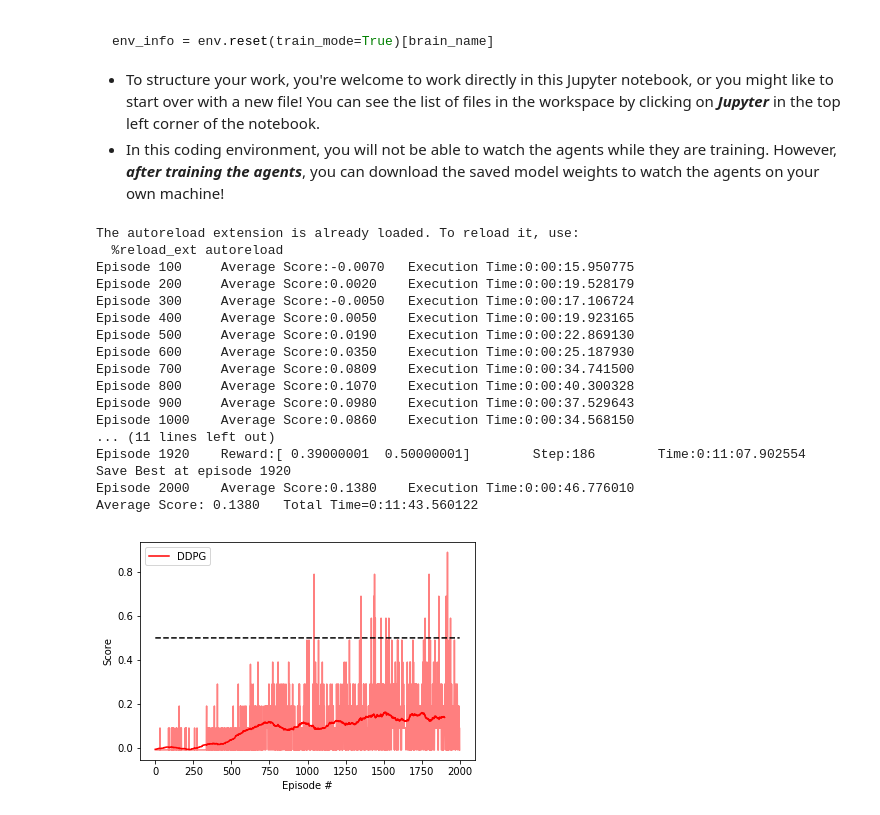
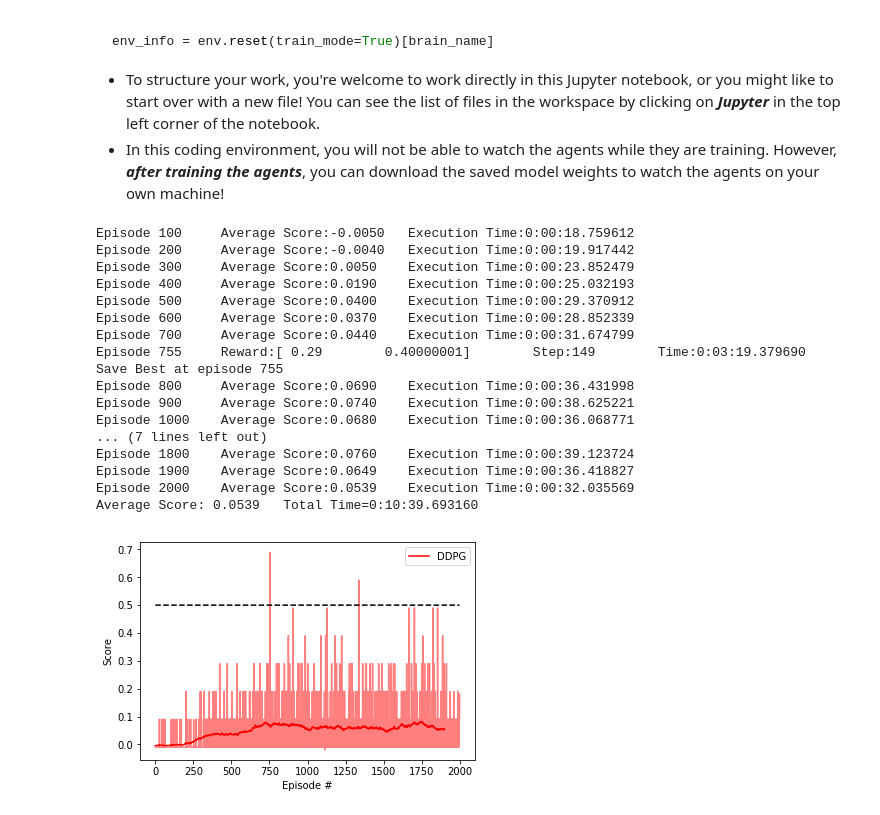
Before and after one commit to Brandon-HY-Lin/deep-reinforcement-learning, a Jupyter notebook: p3_collab-compet/DDPG/Tennis_DDPG_version_4.ipynb, the cells around one changed output. Saved outputs shown, nothing was run; the diff lists cells and outputs as text; code cells hidden in the pictures.

Commit message:
feat: rerun experiments in v1~v6
Re-run experiments in version 1 to version 6.

```diff
--- a/p3_collab-compet/DDPG/Tennis_DDPG_version_4.ipynb
+++ b/p3_collab-compet/DDPG/Tennis_DDPG_version_4.ipynb
@@ -114,7 +115,7 @@ for i in range(5):                                         # play game for 5 epi
     states = env_info.vector_observations                  # get the current state (for each agent)
     scores = np.zeros(num_agents)                          # initialize the score (for each agent)
     while True:
-        c = np.random.randn(num_agents, action_size) # select an action (for each agent)
+        actions = np.random.randn(num_agents, action_size) # select an action (for each agent)
         actions = np.clip(actions, -1, 1)                  # all actions between -1 and 1
         env_info = env.step(actions)[brain_name]           # send all actions to tne environment
         next_states = env_info.vector_observations         # get next state (for each agent)
@@ -227,7 +228,7 @@ def ddpg(envDecorator, agentGroup, n_episode=2000, max_episode_length=2000,
         if save_best is True:
             if (score_sum > baseline_score) and (max_score < score_sum):
                 print('\nSave Best at episode {}'.format(i_episode))
-                utils.save_agent(agentGroup.model_dicts(), dir_checkpoints, version)
+                utils.save_agent(agentGroup.model_dicts(), dir_checkpoints, version+'_best')
                 max_score = score_sum
 
 
@@ -245,50 +246,50 @@ with active_session():
     # define common parameters
     base_params = {'state_size': 24,
                     'action_size': 2,
                     'random_seed': 0,
                     'lr_actor': 1e-3,
                     'lr_critic': 1e-3,
                     'fc1_units': 64,
                     'fc2_units': 64,
                     'buffer_size': int(1e6),
                     'learn_period': 20,
                     'learn_sampling_num': 10,
-                    'max_norm': 0.5,
-                    'exploration_sigma': 0.4}
+                    'max_norm': 2.0,
+                    'exploration_sigma': 0.8}
 
     agent0 = DDPGAgentVersion3(**base_params, name='0')
     agent1 = DDPGAgentVersion3(**base_params, name='1')
 
     # Composite design pattern
     agentGroup = AgentGroup([agent0, agent1])
 
     scores = ddpg(envDecorator, agentGroup, n_episode=2000,
                     max_episode_length=20000, print_every=100)
 
     utils.save_logs(scores, dir_logs, version)
 
     path_score = utils.log_path_name(dir_logs, version)
     score_parcels = [ScoreParcels('DDPG', path_score, 'r')]
     utils.plot_scores(score_parcels, size_window=100, show_origin=True)
 
     # save models in the agent. (Agent needs to return dict with model-name pair)
     utils.save_agent(agentGroup.model_dicts(), dir_checkpoints, version)
 # %% [output]
-The autoreload extension is already loaded. To reload it, use:
-  %reload_ext autoreload
-Episode 100     Average Score:-0.0070   Execution Time:0:00:15.950775
-Episode 200     Average Score:0.0020    Execution Time:0:00:19.528179
-Episode 300     Average Score:-0.0050   Execution Time:0:00:17.106724
-Episode 400     Average Score:0.0050    Execution Time:0:00:19.923165
-Episode 500     Average Score:0.0190    Execution Time:0:00:22.869130
-Episode 600     Average Score:0.0350    Execution Time:0:00:25.187930
-Episode 700     Average Score:0.0809    Execution Time:0:00:34.741500
-Episode 800     Average Score:0.1070    Execution Time:0:00:40.300328
-Episode 900     Average Score:0.0980    Execution Time:0:00:37.529643
-Episode 1000    Average Score:0.0860    Execution Time:0:00:34.568150
-... (11 lines left out)
-Episode 1920    Reward:[ 0.39000001  0.50000001]        Step:186        Time:0:11:07.902554
-Save Best at episode 1920
-Episode 2000    Average Score:0.1380    Execution Time:0:00:46.776010
-Average Score: 0.1380   Total Time=0:11:43.560122
+Episode 100     Average Score:-0.0050   Execution Time:0:00:18.759612
+Episode 200     Average Score:-0.0040   Execution Time:0:00:19.917442
+Episode 300     Average Score:0.0050    Execution Time:0:00:23.852479
+Episode 400     Average Score:0.0190    Execution Time:0:00:25.032193
+Episode 500     Average Score:0.0400    Execution Time:0:00:29.370912
+Episode 600     Average Score:0.0370    Execution Time:0:00:28.852339
+Episode 700     Average Score:0.0440    Execution Time:0:00:31.674799
+Episode 755     Reward:[ 0.29        0.40000001]        Step:149        Time:0:03:19.379690
+Save Best at episode 755
+Episode 800     Average Score:0.0690    Execution Time:0:00:36.431998
+Episode 900     Average Score:0.0740    Execution Time:0:00:38.625221
+Episode 1000    Average Score:0.0680    Execution Time:0:00:36.068771
+... (7 lines left out)
+Episode 1800    Average Score:0.0760    Execution Time:0:00:39.123724
+Episode 1900    Average Score:0.0649    Execution Time:0:00:36.418827
+Episode 2000    Average Score:0.0539    Execution Time:0:00:32.035569
+Average Score: 0.0539   Total Time=0:10:39.693160
-[figure, old version]
+[figure, new version]
```
Also changed, not shown: parts of 4 cells of this notebook, 28 other files.
